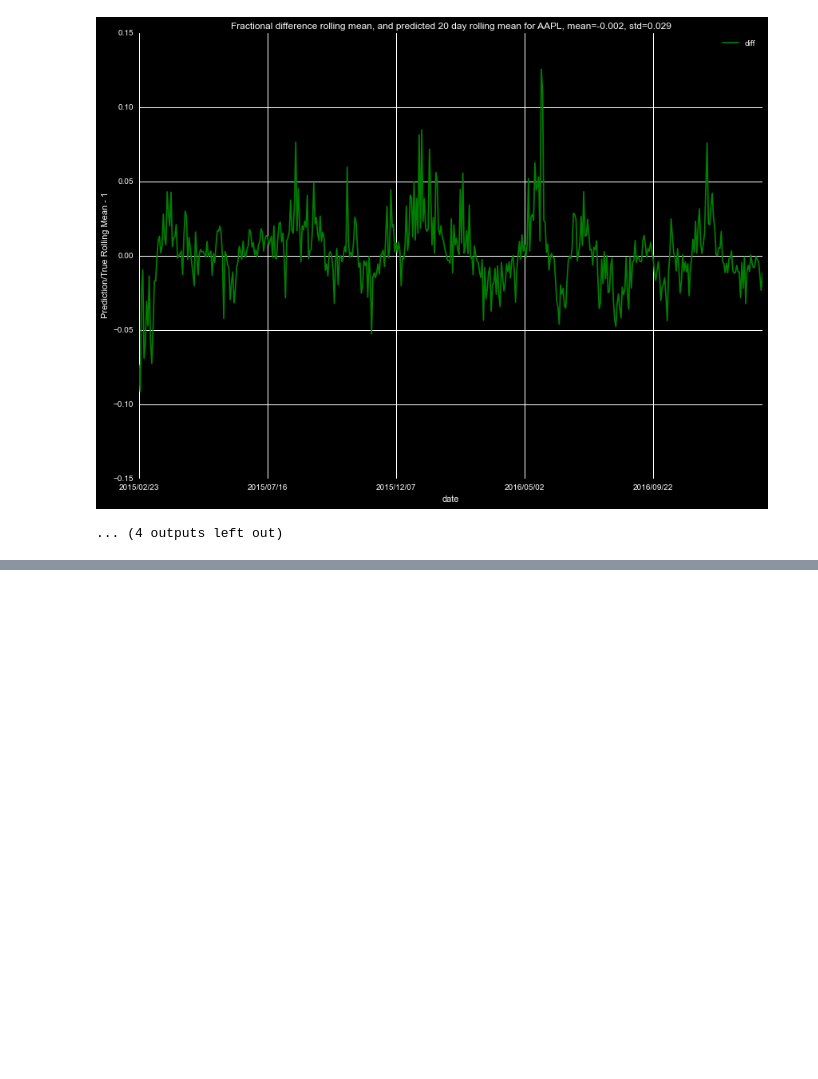
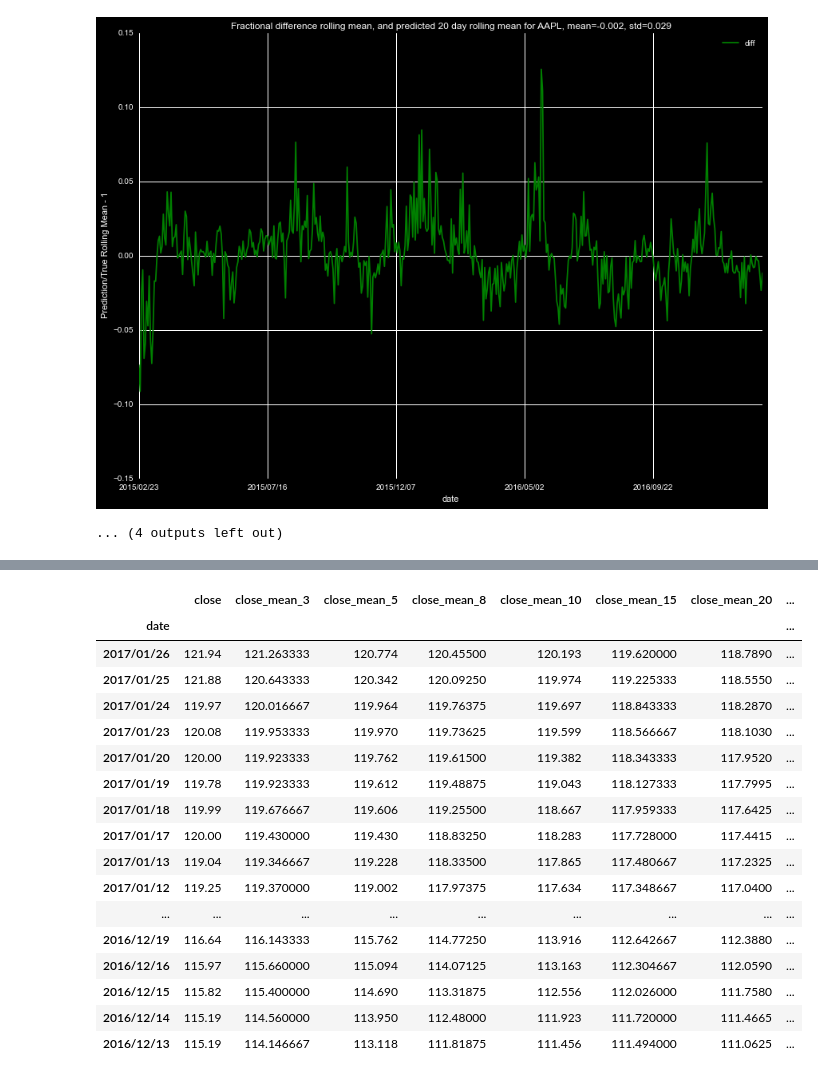
Before and after one commit to markertsean/python_trader, a Jupyter notebook: gen_predictor.ipynb, the cells around one changed output, grey strips where cells are left out. Drawn from its saved outputs; the diff is of its cells as text; code cells hidden in the pictures; blank space fills up the shorter version.

```diff
--- a/gen_predictor.ipynb
+++ b/gen_predictor.ipynb
@@ -432,3 +383,24 @@ for i in roll_nums:
+# %%
+close_df.head(30)
+# %% [output]
+|  | close | close_mean_3 | close_mean_5 | close_mean_8 | close_mean_10 | close_mean_15 | close_mean_20 | ... |
+| date |  |  |  |  |  |  |  | ... |
+| 2017/01/26 | 121.94 | 121.263333 | 120.774 | 120.45500 | 120.193 | 119.620000 | 118.7890 | ... |
+| 2017/01/25 | 121.88 | 120.643333 | 120.342 | 120.09250 | 119.974 | 119.225333 | 118.5550 | ... |
+| 2017/01/24 | 119.97 | 120.016667 | 119.964 | 119.76375 | 119.697 | 118.843333 | 118.2870 | ... |
+| 2017/01/23 | 120.08 | 119.953333 | 119.970 | 119.73625 | 119.599 | 118.566667 | 118.1030 | ... |
+| 2017/01/20 | 120.00 | 119.923333 | 119.762 | 119.61500 | 119.382 | 118.343333 | 117.9520 | ... |
+| 2017/01/19 | 119.78 | 119.923333 | 119.612 | 119.48875 | 119.043 | 118.127333 | 117.7995 | ... |
+| 2017/01/18 | 119.99 | 119.676667 | 119.606 | 119.25500 | 118.667 | 117.959333 | 117.6425 | ... |
+| 2017/01/17 | 120.00 | 119.430000 | 119.430 | 118.83250 | 118.283 | 117.728000 | 117.4415 | ... |
+| 2017/01/13 | 119.04 | 119.346667 | 119.228 | 118.33500 | 117.865 | 117.480667 | 117.2325 | ... |
+| 2017/01/12 | 119.25 | 119.370000 | 119.002 | 117.97375 | 117.634 | 117.348667 | 117.0400 | ... |
+| ... | ... | ... | ... | ... | ... | ... | ... | ... |
+| 2016/12/19 | 116.64 | 116.143333 | 115.762 | 114.77250 | 113.916 | 112.642667 | 112.3880 | ... |
+| 2016/12/16 | 115.97 | 115.660000 | 115.094 | 114.07125 | 113.163 | 112.304667 | 112.0590 | ... |
+| 2016/12/15 | 115.82 | 115.400000 | 114.690 | 113.31875 | 112.556 | 112.026000 | 111.7580 | ... |
+| 2016/12/14 | 115.19 | 114.560000 | 113.950 | 112.48000 | 111.923 | 111.720000 | 111.4665 | ... |
+| 2016/12/13 | 115.19 | 114.146667 | 113.118 | 111.81875 | 111.456 | 111.494000 | 111.0625 | ... |
 # %%
 foo = fv.pred_from_mean( close_df, roll_nums )
 foo = foo[['close',
```
Also changed, not shown: parts of 9 cells of this notebook.
